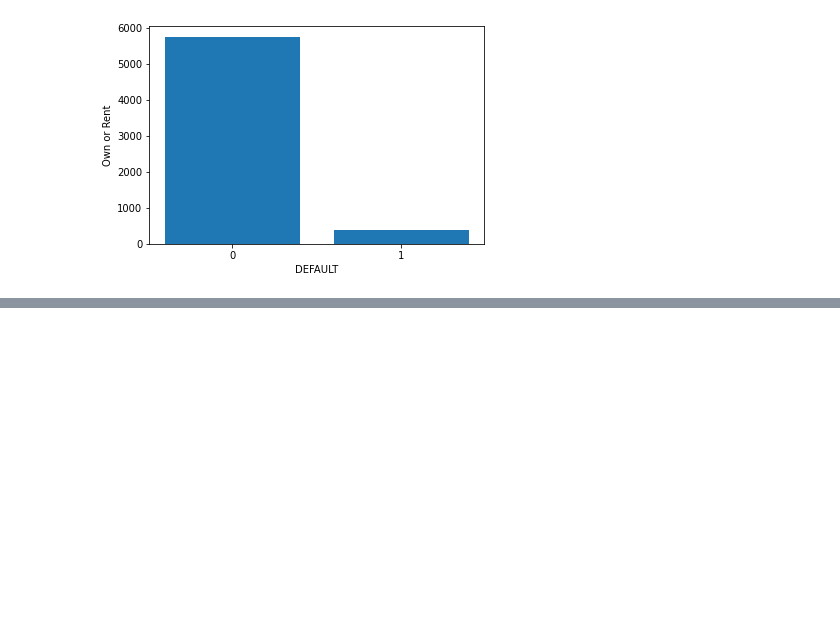
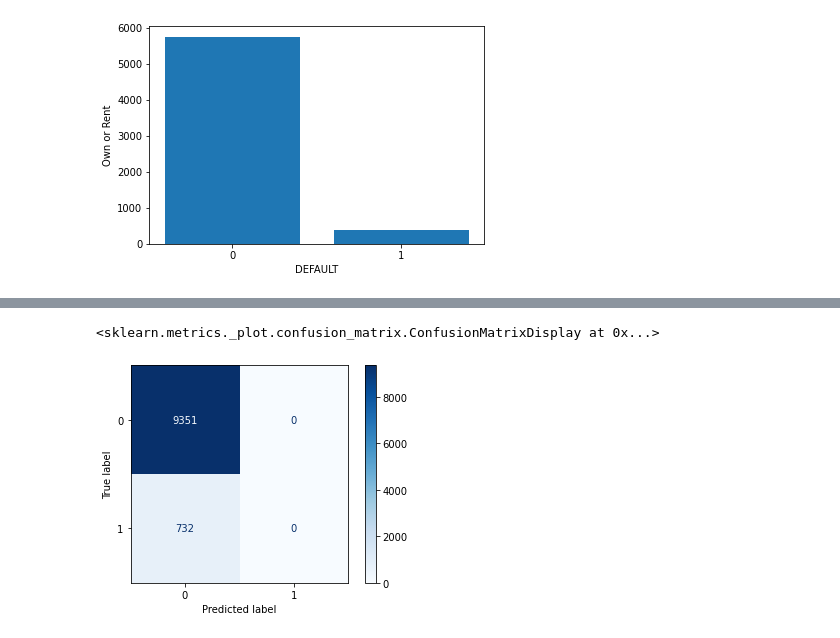
Before and after one commit to XcLyBr/Defaulting-Card-Payment, a Jupyter notebook: DefaultingCreditCards.ipynb, the cells around one changed output, grey strips where cells are left out. Cells and saved outputs as stored; diff of their text form; code cells hidden in the pictures; blank space fills up the shorter version.

```diff
--- a/DefaultingCreditCards.ipynb
+++ b/DefaultingCreditCards.ipynb
@@ -378,0 +435,7 @@ At this point, I'm still having a though decision whether to drop 'AGE' or not.
+# %%
+# Instantiate the Model
+dummy = DummyClassifier()
+# Create pipeline
+dummy_pipe = make_pipeline(scaler, dummy)
+# Fit the Model
+dummy_pipe.fit(X_train, y_train)
@@ -378,0 +463,7 @@ At this point, I'm still having a though decision whether to drop 'AGE' or not.
+# %%
+# Instantiate the Model
+logreg = LogisticRegression(C=1000)
+# Create pipeline
+logreg_pipe = make_pipeline(StandardScaler(), logreg)
+# fit the model
+logreg_pipe.fit(X_train, y_train)
@@ -378,0 +486,11 @@ At this point, I'm still having a though decision whether to drop 'AGE' or not.
+# %%
+#make a dictionary with parameters to tune the model
+params = {'logisticregression__penalty':['l2','l1'],
+          'logisticregression__C':[0.0001, .001, .01, .1, 1, 10, 100],
+          'logisticregression__class_weight':[None, 'balanced'],
+          'logisticregression__solver': ['liblinear']}
+# %%
+#use GridSearchCV to find best parameters for the model
+logreg_grid = GridSearchCV(logreg_pipe, params)
+
+logreg_grid.fit(X_train, y_train)
@@ -378,0 +544,5 @@ At this point, I'm still having a though decision whether to drop 'AGE' or not.
+# %%
+ConfusionMatrixDisplay.from_estimator(logreg_pipe, X_train, y_train, cmap = "Blues")
+# %% [output]
+<sklearn.metrics._plot.confusion_matrix.ConfusionMatrixDisplay at 0x...>
+[figure, added]
```
Also changed, not shown: parts of 67 cells of this notebook.
